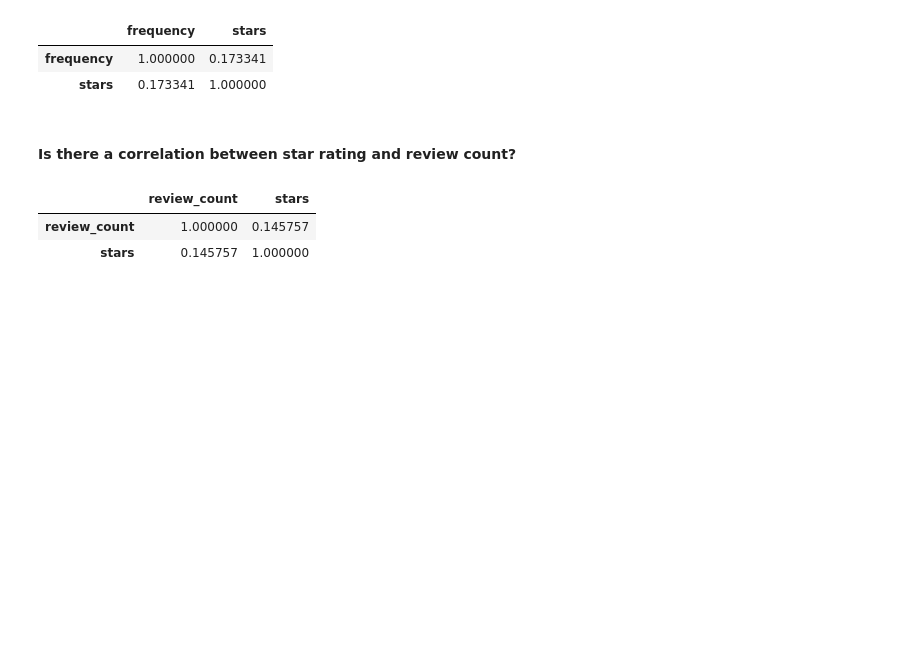
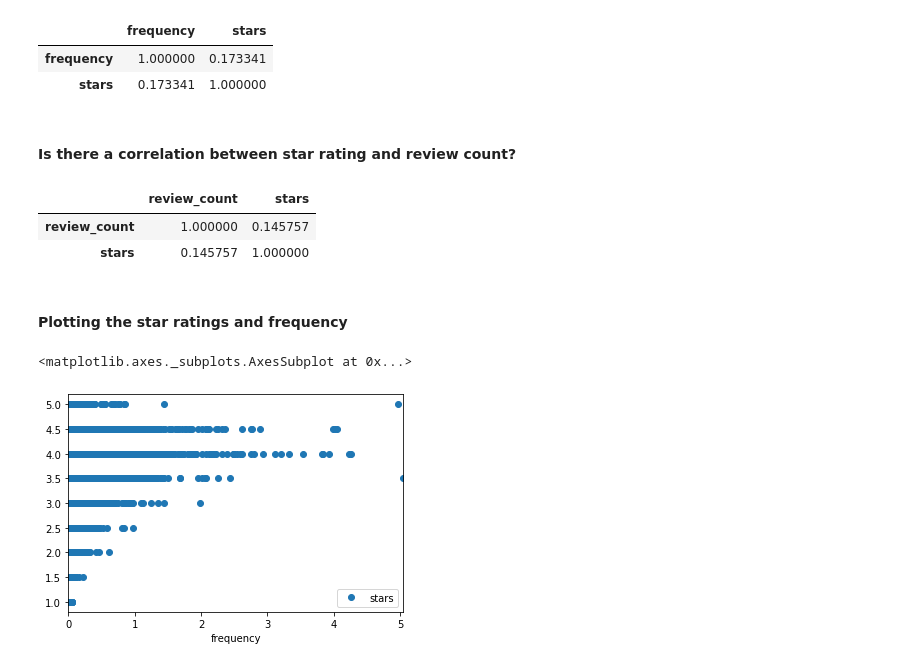
Before and after one commit to OktarianTB/predicting-business-popularity, a Jupyter notebook: popularity_metric_analysis.ipynb, the cells around one changed output. Saved outputs shown, nothing was run; the diff lists cells and outputs as text; code cells hidden in the pictures; blank space fills up the shorter version.

Commit message:
Added plots

```diff
--- a/popularity_metric_analysis.ipynb
+++ b/popularity_metric_analysis.ipynb
@@ -149,3 +149,10 @@ restaurants_df[['review_count', 'stars']].corr()
 |  | review_count | stars |
 | review_count | 1.000000 | 0.145757 |
 | stars | 0.145757 | 1.000000 |
+# %% [markdown]
+#### Plotting the star ratings and frequency
+# %%
+restaurants_df.plot(x='frequency', y='stars', style='o')
+# %% [output]
+<matplotlib.axes._subplots.AxesSubplot at 0x...>
+[figure, added]
```
Also changed, not shown: parts of 1 cell of this notebook.
